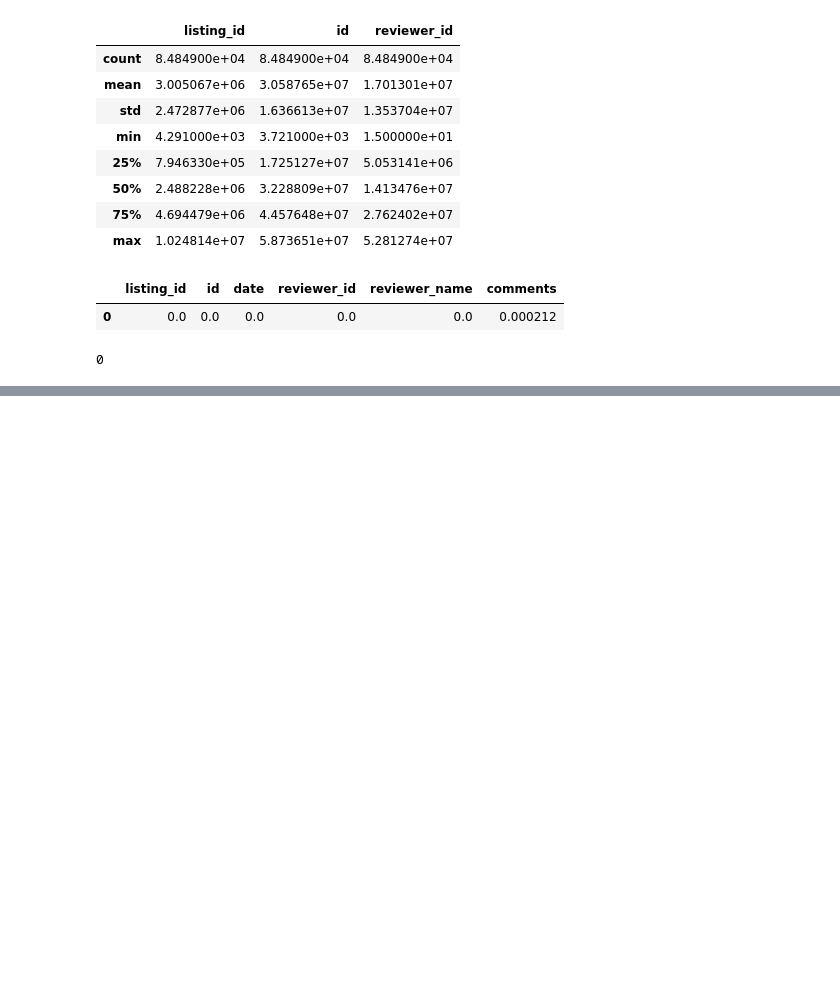
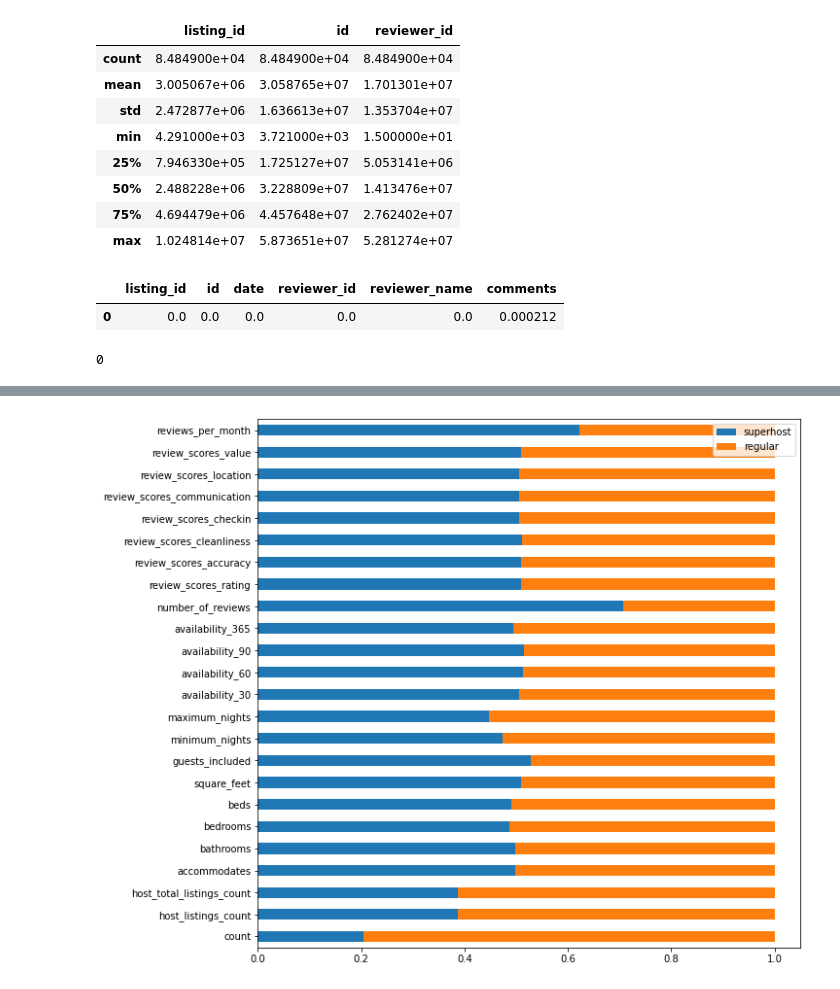
Before and after one commit to HeegyuKim/airbnb-seattle-open-dataset-analysis, a Jupyter notebook: airbnb-analysis.ipynb, the cells around one changed output, grey strips where cells are left out. Saved outputs shown, nothing was run; the diff lists cells and outputs as text; code cells hidden in the pictures; blank space fills up the shorter version.

```diff
--- a/airbnb-analysis.ipynb
+++ b/airbnb-analysis.ipynb
@@ -247,0 +347,30 @@ gmap.draw("map.html")
+# %%
+def get_numeric_mean_by_hosts(superhosts_numeric, regularhosts_numeric):
+    """
+        get mean values of numeric column by host
+        mean() function skip NaN values
+        NaN is difficult to measure, so exclude it
+    """
+
+    # drop useless columns and get only numeric data
+    mean_compare = pd.concat(
+        [
+            superhosts_numeric.mean(),
+            regularhosts_numeric.mean()
+        ],
+        axis=1
+    )
+    mean_compare.columns = ["superhost", "regular"]
+
+    # add dataframe length on the first row
+    return pd.concat([
+        pd.DataFrame(
+            [[len(superhosts), len(regularhosts)]],
+            index = ['count'],
+            columns=mean_compare.columns
+        ),
+        mean_compare
+    ])
+
+numeric_mean_by_hosts = get_numeric_mean_by_hosts(superhosts_numeric, regularhosts_numeric)
+numeric_mean_by_hosts
@@ -247,0 +395,12 @@ gmap.draw("map.html")
+# %%
+def plot_numeric_mean_by_host(numeric_mean_by_hosts):
+    """
+        The average value of superhost and normal host is converted to a relative ratio
+        for easy viewing and displayed as a bar histogram.
+    """
+    proportions = numeric_mean_by_hosts.div(numeric_mean_by_hosts.sum(axis=1), axis=0)
+    proportions.plot(kind='barh', stacked='true', figsize=(10, 10))
+
+plot_numeric_mean_by_host(numeric_mean_by_hosts)
+# %% [output]
+[figure, added]
```
Also changed, not shown: parts of 52 cells of this notebook, 3 other files.
